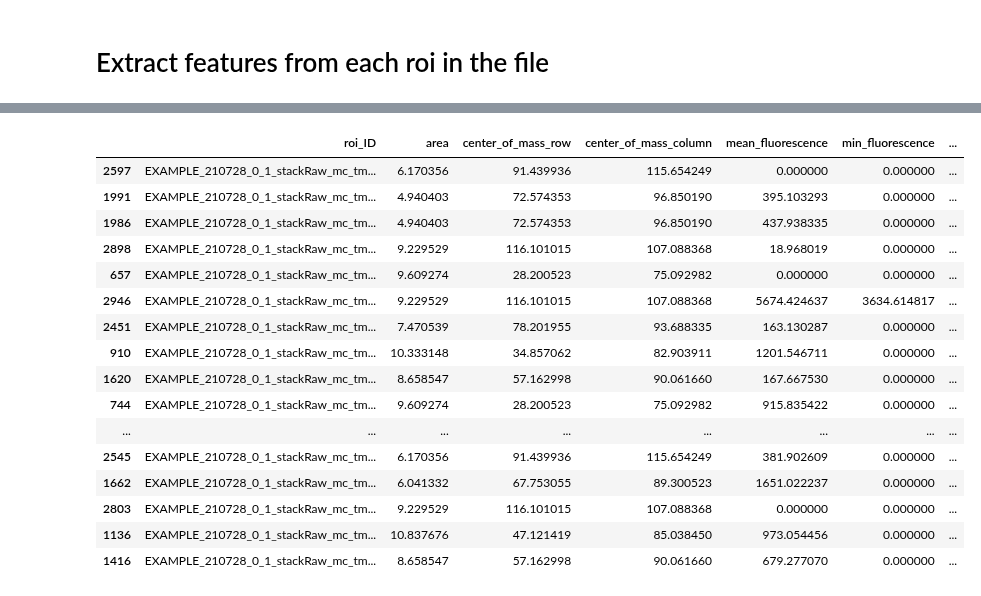
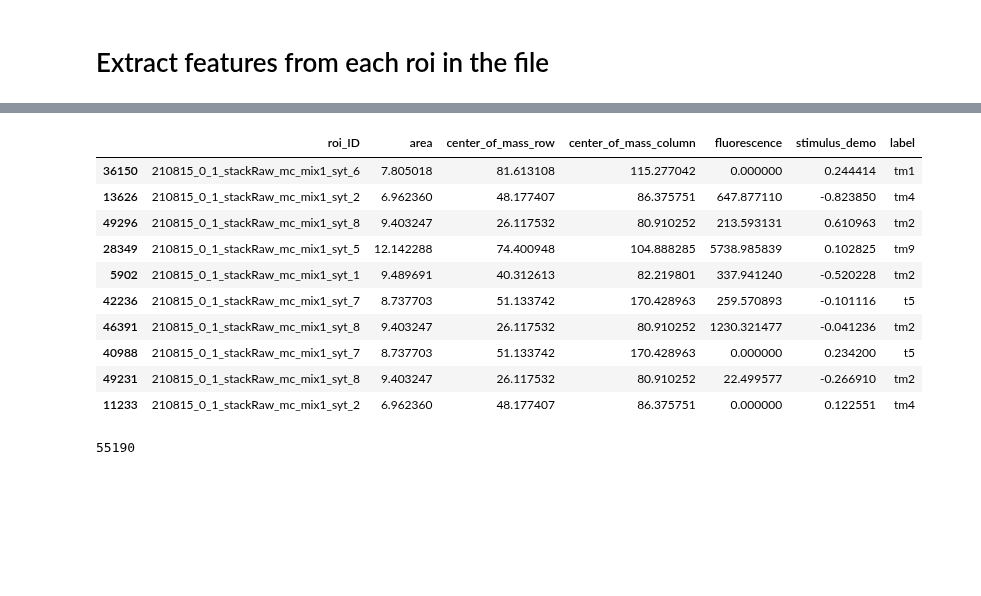
Before and after one commit to laurenneal/capstone-visual-neuroscience, a Jupyter notebook: get_results_and_features.ipynb, the cells around one changed output, grey strips where cells are left out. Drawn from its saved outputs; the diff is of its cells as text; code cells hidden in the pictures; blank space fills up the shorter version.

```diff
--- a/get_results_and_features.ipynb
+++ b/get_results_and_features.ipynb
@@ -53,0 +114,5 @@ plt.plot(temporal)
+# %%
+import pandas as pd
+
+label_csv = pd.read_csv('/content/drive/MyDrive/DS6011_Capstone_VisualNeuroscience/Seeded_CNMF/Results/210815_0_1_label_mc_mix1_syt_.csv')
+label_csv
@@ -53,0 +138,3 @@ plt.plot(temporal)
+# %%
+stimulus_file = h5py.File(stimulus_path, 'r')
+stimulus_file['stimulus'].shape
@@ -95,7 +169,9 @@ if temporal_period_length == 1:
                                       'area',
                                       'center_of_mass_row',
                                       'center_of_mass_column',
-                                      'fluorescence'])
+                                      'fluorescence',
+                                      'stimulus_demo',
+                                      'label'])
 
 else:
   roi_features = pd.DataFrame(columns =['roi_ID',
@@ -104,14 +180,21 @@ else:
                                     'center_of_mass_column',
                                     'mean_fluorescence',
                                     'min_fluorescence',
-                                    'max_fluorescence'])
+                                    'max_fluorescence',
+                                    'mean_stimulus_demo',
+                                    'min_stimulus_demo',
+                                    'max_stimulus_demo',
+                                    'label'])
 
 #loop through rois and extract features - these have not been validated to be calculated correctly
 for x in notebook.tqdm(range(len(bwLabelStack))):
 
   spatial = bwLabelStack[x] #spatial footprint of the x'th roi
-  temporal = h['temporal'][x]
-  roi_ID = stack_name + '_' + str(x)
+  temporal = results_file['temporal'][x] #temporal trace of the x'th roi
+  stimulus = stimulus_file['stimulus'][:][:,x] #stimulus feature for the x'th roi
+  label = label_csv['label'][x] #cell type label of the x'th roi
+  roi_ID = stack_name + str(x) #comcatenated ID for the roi - date, fly index, stack index, mix, roi index
+
   #calculate spatial measures
   area = np.sum(spatial)
   dims = [128,256]
@@ -122,20 +205,24 @@ for x in notebook.tqdm(range(len(bwLabelStack))):
   if temporal_period_length == 1:
 
     #to loop through all frames, swap the number for len(temporal)
-    for frame in notebook.tqdm(range(200)):
+    for frame in notebook.tqdm(range(len(temporal))):
 
       fluorescence = temporal[frame] #loop through frames
+      stimulus_value = stimulus[frame] #and loop through stimulus
 
       roi_features = roi_features.append({'roi_ID': roi_ID,
                                           'area': area,
                                           'center_of_mass_row': center_of_mass_row,
                                           'center_of_mass_column': center_of_mass_column,
-                                          'fluorescence': fluorescence}, ignore_index=True)
+                                          'fluorescence': fluorescence,
+                                          'stimulus_demo': stimulus_value,
+                                          'label': label}, ignore_index=True)
 
   else:
 
     #list of lists containing the sliced up fluorescence values, one chunk has the length set in temporal_period_length
     temporal_slices = list(sliced(temporal, temporal_period_length))
+    stimulus_slices = list(sliced(stimulus, temporal_period_length))
 
     #loop through slices and extract collapsed temporal features for each slice
     for temporal_slice in notebook.tqdm(range(len(temporal_slices))):
@@ -146,30 +233,36 @@ for x in notebook.tqdm(range(len(bwLabelStack))):
         min_fluorescence = np.min(temporal_slices[temporal_slice])
         max_fluorescence = np.max(temporal_slices[temporal_slice])
 
+        mean_stimulus = np.mean(stimulus_slices[temporal_slice]) #loop through frames
+        min_stimulus = np.min(stimulus_slices[temporal_slice])
+        max_stimulus = np.max(stimulus_slices[temporal_slice])
+
         roi_features = roi_features.append({'roi_ID': roi_ID,
                                             'area': area,
                                             'center_of_mass_row': center_of_mass_row,
                                             'center_of_mass_column': center_of_mass_column,
                                             'mean_fluorescence': mean_fluorescence,
                                             'min_fluorescence': min_fluorescence,
-                                            'max_fluorescence': max_fluorescence}, ignore_index=True)
+                                            'max_fluorescence': max_fluorescence,
+                                            'mean_stimulus_demo': mean_stimulus,
+                                            'min_stimulus_demo': min_stimulus,
+                                            'max_stimulus_demo': max_stimulus,
+                                            'label': label}, ignore_index=True)
 # %%
-roi_features.sample(50)
+roi_features.sample(10)
 # %% [output]
-|  | roi_ID | area | center_of_mass_row | center_of_mass_column | mean_fluorescence | min_fluorescence | ... |
-| 2597 | EXAMPLE_210728_0_1_stackRaw_mc_tm... | 6.170356 | 91.439936 | 115.654249 | 0.000000 | 0.000000 | ... |
-| 1991 | EXAMPLE_210728_0_1_stackRaw_mc_tm... | 4.940403 | 72.574353 | 96.850190 | 395.103293 | 0.000000 | ... |
-| 1986 | EXAMPLE_210728_0_1_stackRaw_mc_tm... | 4.940403 | 72.574353 | 96.850190 | 437.938335 | 0.000000 | ... |
-| 2898 | EXAMPLE_210728_0_1_stackRaw_mc_tm... | 9.229529 | 116.101015 | 107.088368 | 18.968019 | 0.000000 | ... |
-| 657 | EXAMPLE_210728_0_1_stackRaw_mc_tm... | 9.609274 | 28.200523 | 75.092982 | 0.000000 | 0.000000 | ... |
-| 2946 | EXAMPLE_210728_0_1_stackRaw_mc_tm... | 9.229529 | 116.101015 | 107.088368 | 5674.424637 | 3634.614817 | ... |
-| 2451 | EXAMPLE_210728_0_1_stackRaw_mc_tm... | 7.470539 | 78.201955 | 93.688335 | 163.130287 | 0.000000 | ... |
-| 910 | EXAMPLE_210728_0_1_stackRaw_mc_tm... | 10.333148 | 34.857062 | 82.903911 | 1201.546711 | 0.000000 | ... |
-| 1620 | EXAMPLE_210728_0_1_stackRaw_mc_tm... | 8.658547 | 57.162998 | 90.061660 | 167.667530 | 0.000000 | ... |
-| 744 | EXAMPLE_210728_0_1_stackRaw_mc_tm... | 9.609274 | 28.200523 | 75.092982 | 915.835422 | 0.000000 | ... |
-| ... | ... | ... | ... | ... | ... | ... | ... |
-| 2545 | EXAMPLE_210728_0_1_stackRaw_mc_tm... | 6.170356 | 91.439936 | 115.654249 | 381.902609 | 0.000000 | ... |
-| 1662 | EXAMPLE_210728_0_1_stackRaw_mc_tm... | 6.041332 | 67.753055 | 89.300523 | 1651.022237 | 0.000000 | ... |
-| 2803 | EXAMPLE_210728_0_1_stackRaw_mc_tm... | 9.229529 | 116.101015 | 107.088368 | 0.000000 | 0.000000 | ... |
-| 1136 | EXAMPLE_210728_0_1_stackRaw_mc_tm... | 10.837676 | 47.121419 | 85.038450 | 973.054456 | 0.000000 | ... |
-| 1416 | EXAMPLE_210728_0_1_stackRaw_mc_tm... | 8.658547 | 57.162998 | 90.061660 | 679.277070 | 0.000000 | ... |
+|  | roi_ID | area | center_of_mass_row | center_of_mass_column | fluorescence | stimulus_demo | label |
+| 36150 | 210815_0_1_stackRaw_mc_mix1_syt_6 | 7.805018 | 81.613108 | 115.277042 | 0.000000 | 0.244414 | tm1 |
+| 13626 | 210815_0_1_stackRaw_mc_mix1_syt_2 | 6.962360 | 48.177407 | 86.375751 | 647.877110 | -0.823850 | tm4 |
+| 49296 | 210815_0_1_stackRaw_mc_mix1_syt_8 | 9.403247 | 26.117532 | 80.910252 | 213.593131 | 0.610963 | tm2 |
+| 28349 | 210815_0_1_stackRaw_mc_mix1_syt_5 | 12.142288 | 74.400948 | 104.888285 | 5738.985839 | 0.102825 | tm9 |
+| 5902 | 210815_0_1_stackRaw_mc_mix1_syt_1 | 9.489691 | 40.312613 | 82.219801 | 337.941240 | -0.520228 | tm2 |
+| 42236 | 210815_0_1_stackRaw_mc_mix1_syt_7 | 8.737703 | 51.133742 | 170.428963 | 259.570893 | -0.101116 | t5 |
+| 46391 | 210815_0_1_stackRaw_mc_mix1_syt_8 | 9.403247 | 26.117532 | 80.910252 | 1230.321477 | -0.041236 | tm2 |
+| 40988 | 210815_0_1_stackRaw_mc_mix1_syt_7 | 8.737703 | 51.133742 | 170.428963 | 0.000000 | 0.234200 | t5 |
+| 49231 | 210815_0_1_stackRaw_mc_mix1_syt_8 | 9.403247 | 26.117532 | 80.910252 | 22.499577 | -0.266910 | tm2 |
+| 11233 | 210815_0_1_stackRaw_mc_mix1_syt_2 | 6.962360 | 48.177407 | 86.375751 | 0.000000 | 0.122551 | tm4 |
+# %%
+len(roi_features)
+# %% [output]
+55190
```
Also changed, not shown: parts of 24 cells of this notebook.
